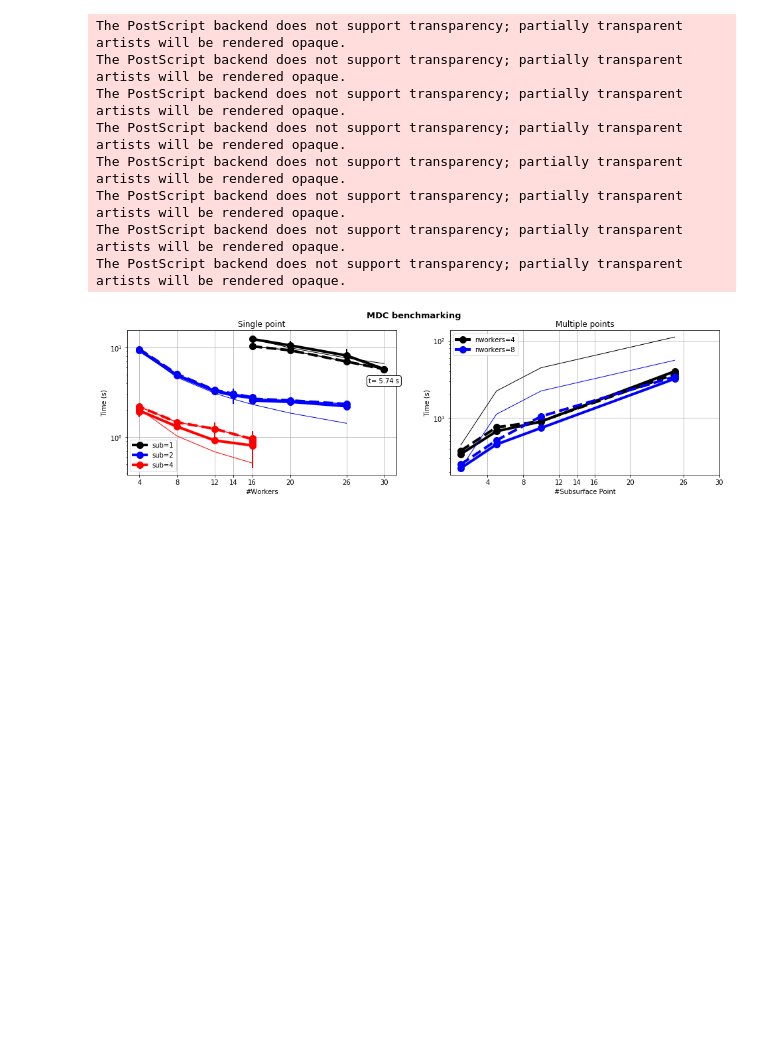
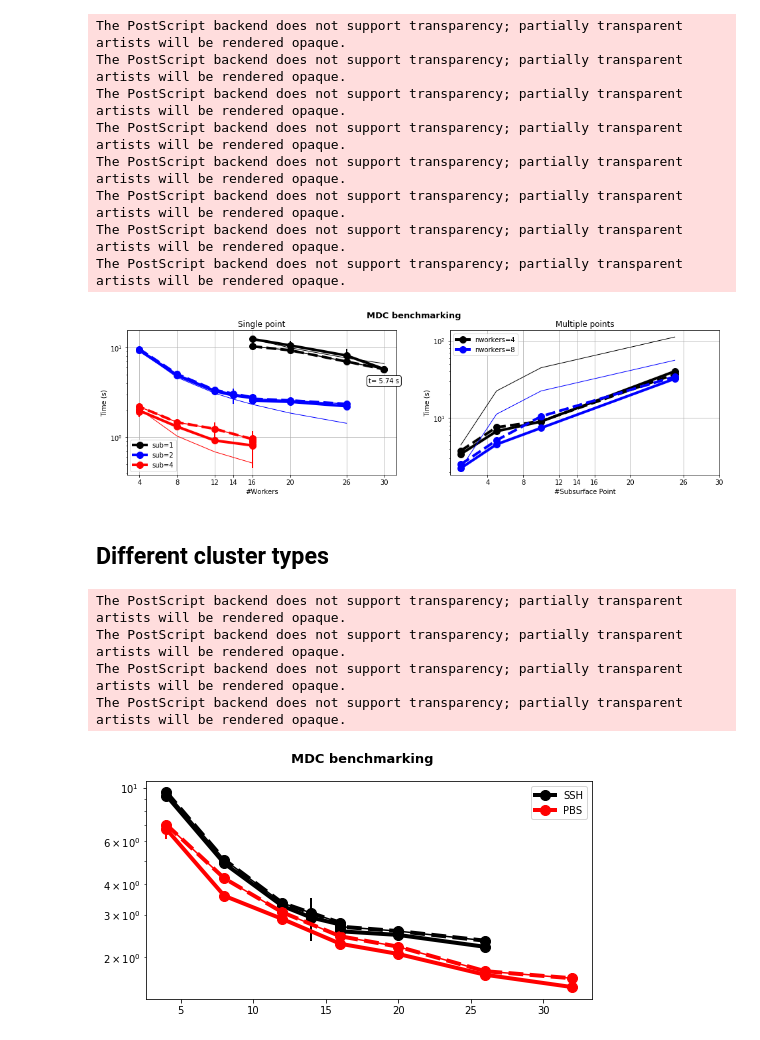
Before and after one commit to DIG-Kaust/MDC-HPC, a Jupyter notebook: MDC_timing_comparison.ipynb, the cells around one changed output. Saved outputs shown, nothing was run; the diff lists cells and outputs as text; code cells hidden in the pictures; blank space fills up the shorter version.

Commit message:
Added PBS cluster plot in MDC_timing_comparison.ipynb

```diff
--- a/MDC_timing_comparison.ipynb
+++ b/MDC_timing_comparison.ipynb
@@ -200,3 +200,77 @@ The PostScript backend does not support transparency; partially transparent arti
 The PostScript backend does not support transparency; partially transparent artists will be rendered opaque.
 The PostScript backend does not support transparency; partially transparent artists will be rendered opaque.
 [figure]
+# %% [markdown]
+## Different cluster types
+# %%
+df_forw_PBS = pd.read_csv(benchdir+'benchmark_forw_PBS.csv')
+df_forw_PBS = df_forw_PBS[df_forw_PBS['ffirst']==True]
+df_forw_PBS = df_forw_PBS[df_forw_PBS['corechunks']==False]
+df_forw_PBS.reset_index(inplace=True)
+
+df_adj_PBS = pd.read_csv(benchdir+'benchmark_adj_PBS.csv')
+df_adj_PBS = df_adj_PBS[df_adj_PBS['ffirst']==True]
+df_adj_PBS = df_adj_PBS[df_adj_PBS['corechunks']==False]
+df_adj_PBS.reset_index(inplace=True)
+# %%
+sub = 2
+
+fig, ax = plt.subplots(1, 1, figsize=(8, 4))
+fig.suptitle('MDC benchmarking', fontweight='bold', fontsize=13)
+nworkers_forw = df_forw[df_forw['subsampling']==sub]['nworkers'].values
+nworkers_adj = df_adj[df_adj['subsampling']==sub]['nworkers'].values
+
+meantime_forw = df_forw[df_forw['subsampling']==sub]['meantime'].values
+meantime_adj = df_adj[df_adj['subsampling']==sub]['meantime'].values
+
+stdtime_forw = df_forw[df_forw['subsampling']==sub]['stdtime'].values
+stdtime_adj = df_adj[df_adj['subsampling']==sub]['stdtime'].values
+
+nworkers_forw_PBS = df_forw_PBS[df_forw_PBS['subsampling']==sub]['nworkers'].values
+nworkers_adj_PBS = df_adj_PBS[df_adj_PBS['subsampling']==sub]['nworkers'].values
+
+meantime_forw_PBS = df_forw_PBS[df_forw_PBS['subsampling']==sub]['meantime'].values
+meantime_adj_PBS = df_adj_PBS[df_adj_PBS['subsampling']==sub]['meantime'].values
+
+stdtime_forw_PBS = df_forw_PBS[df_forw_PBS['subsampling']==sub]['stdtime'].values
+stdtime_adj_PBS = df_adj_PBS[df_adj_PBS['subsampling']==sub]['stdtime'].values
+
+# Define ideal times
+maxtime, imaxtime = meantime_forw.max(), meantime_forw.argmax()
+nworkers_maxtime = nworkers_forw[imaxtime]
+idealtime = (maxtime * nworkers_maxtime) / nworkers_forw
+
+index_forw = np.argsort(nworkers_forw)
+index_adj = np.argsort(nworkers_adj)
+
+index_forw_PBS = np.argsort(nworkers_forw_PBS)
+index_adj_PBS = np.argsort(nworkers_adj_PBS)
+
+ax.semilogy(nworkers_forw[index_forw],
+            meantime_forw[index_forw], '.-k', lw=4, ms=20, label='SSH')
+ax.errorbar(nworkers_forw[index_forw], meantime_forw[index_forw],
+            yerr=stdtime_forw, color='k', elinewidth=2)
+ax.semilogy(nworkers_adj[index_adj],
+            meantime_adj[index_adj], '.--k', lw=4, ms=20)
+ax.errorbar(nworkers_adj[index_adj], meantime_adj[index_adj],
+            yerr=stdtime_adj, color='k', elinewidth=2)
+#ax.semilogy(nworkers_forw[index_forw],
+#            idealtime[index_forw], 'k', lw=1)
+
+ax.semilogy(nworkers_forw_PBS[index_forw_PBS],
+            meantime_forw_PBS[index_forw_PBS], '.-r', lw=4, ms=20, label='PBS')
+ax.errorbar(nworkers_forw_PBS[index_forw_PBS], meantime_forw_PBS[index_forw_PBS],
+            yerr=stdtime_forw_PBS, color='r', elinewidth=2)
+ax.semilogy(nworkers_adj_PBS[index_adj_PBS],
+            meantime_adj_PBS[index_adj_PBS], '.--r', lw=4, ms=20)
+ax.errorbar(nworkers_adj_PBS[index_adj_PBS], meantime_adj_PBS[index_adj_PBS],
+            yerr=stdtime_adj_PBS, color='r', elinewidth=2)
+ax.legend()
+plt.savefig('Figures/benchmark_SSHvsPBS.eps', bbox_inches='tight')
+plt.savefig('Figures/benchmark_SSHvsPBS.png', dpi=300, bbox_inches='tight')
+# %% [output]
+The PostScript backend does not support transparency; partially transparent artists will be rendered opaque.
+The PostScript backend does not support transparency; partially transparent artists will be rendered opaque.
+The PostScript backend does not support transparency; partially transparent artists will be rendered opaque.
+The PostScript backend does not support transparency; partially transparent artists will be rendered opaque.
+[figure, added]
```
